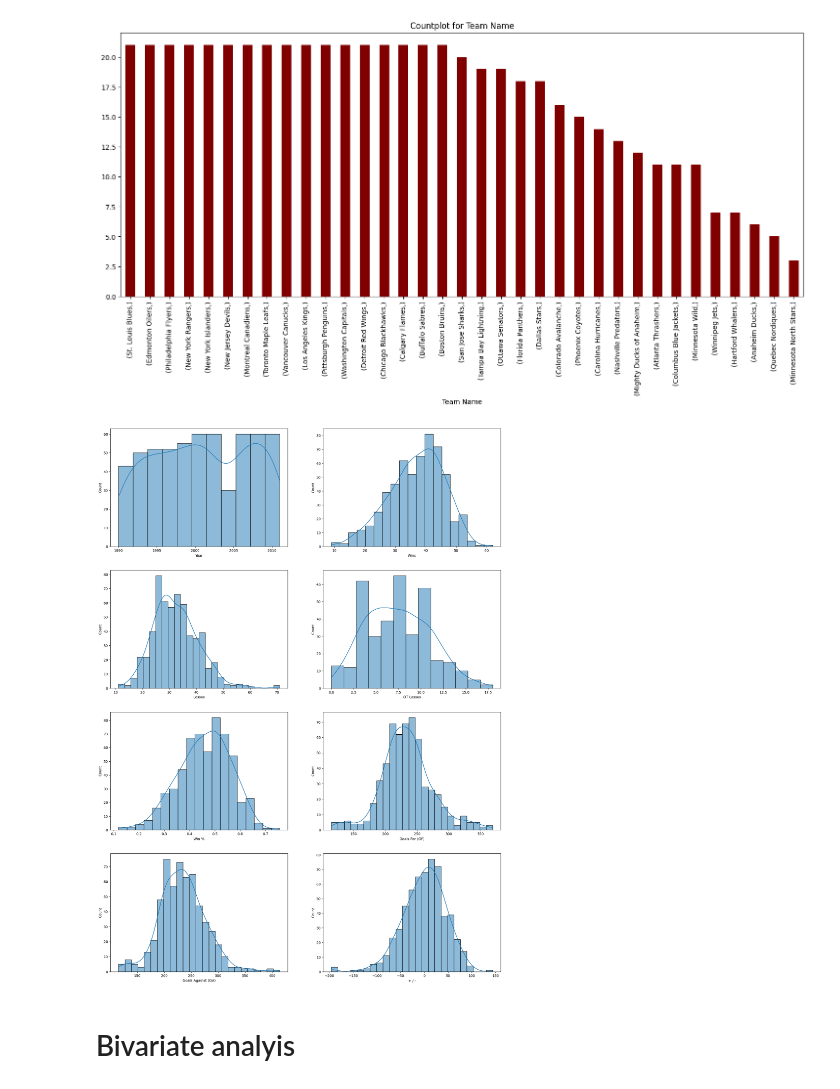
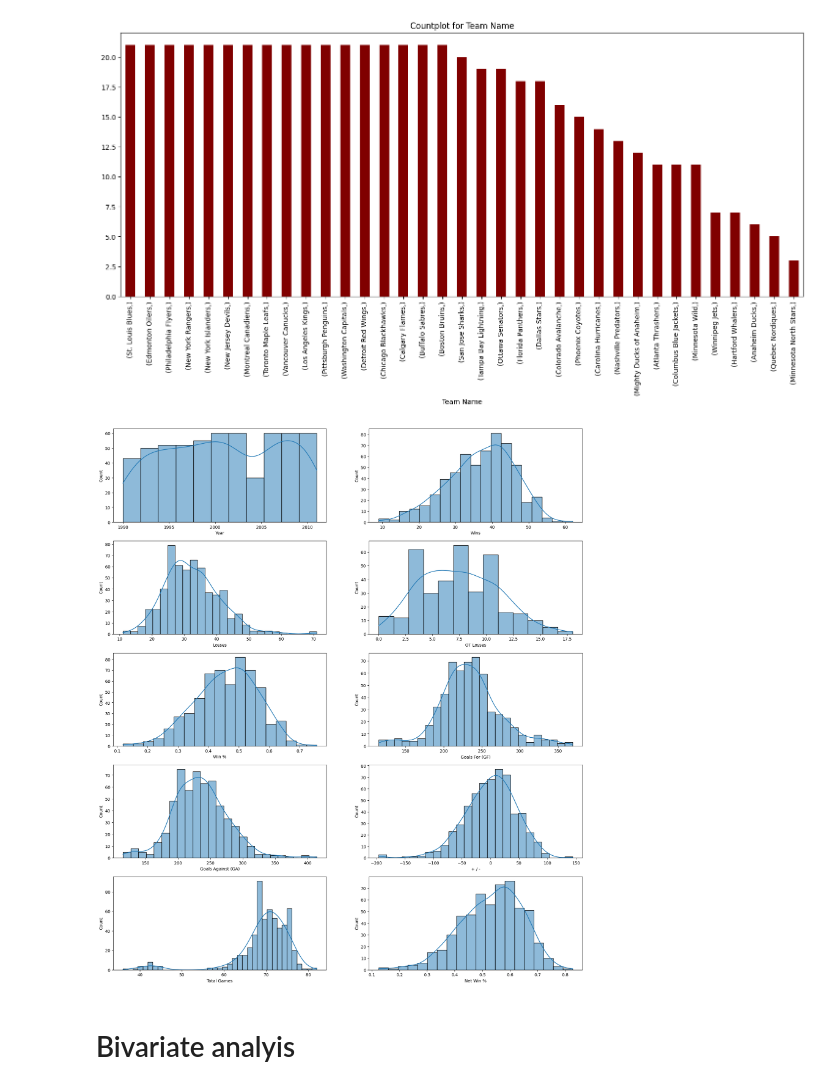
Before and after one commit to neerajprasad209/Etlhive_assignment, a Jupyter notebook: EDA_Scraped_data.ipynb, the cells around one changed output. Cells and saved outputs as stored; diff of their text form; code cells hidden in the pictures.

```diff
--- a/EDA_Scraped_data.ipynb
+++ b/EDA_Scraped_data.ipynb
@@ -117,0 +136,4 @@ Text(0, 0.5, 'Total Win')
+# %%
+df['Total Games'] = df['Wins'] + df['Losses']
+# %%
+df['Net Win %'] = df['Wins']/df['Total Games']
@@ -185,14 +228,14 @@ df[cat].value_counts(ascending=False).plot(kind='bar',title=f'Countplot for Team
 # %%
 plt.figure(figsize=(20,28))
 x= 1
 
 for i in con:
-    plt.subplot(4,2,x)
+    plt.subplot(6,2,x)
     x += 1
     sns.histplot(data=df,x=i, kde=True)
 plt.show()
 # %% [output]
-[figure, old version]
+[figure, new version]
 # %% [markdown]
 # Bivariate analyis
 # %%
```
Also changed, not shown: parts of 35 cells of this notebook, 1 other file.
